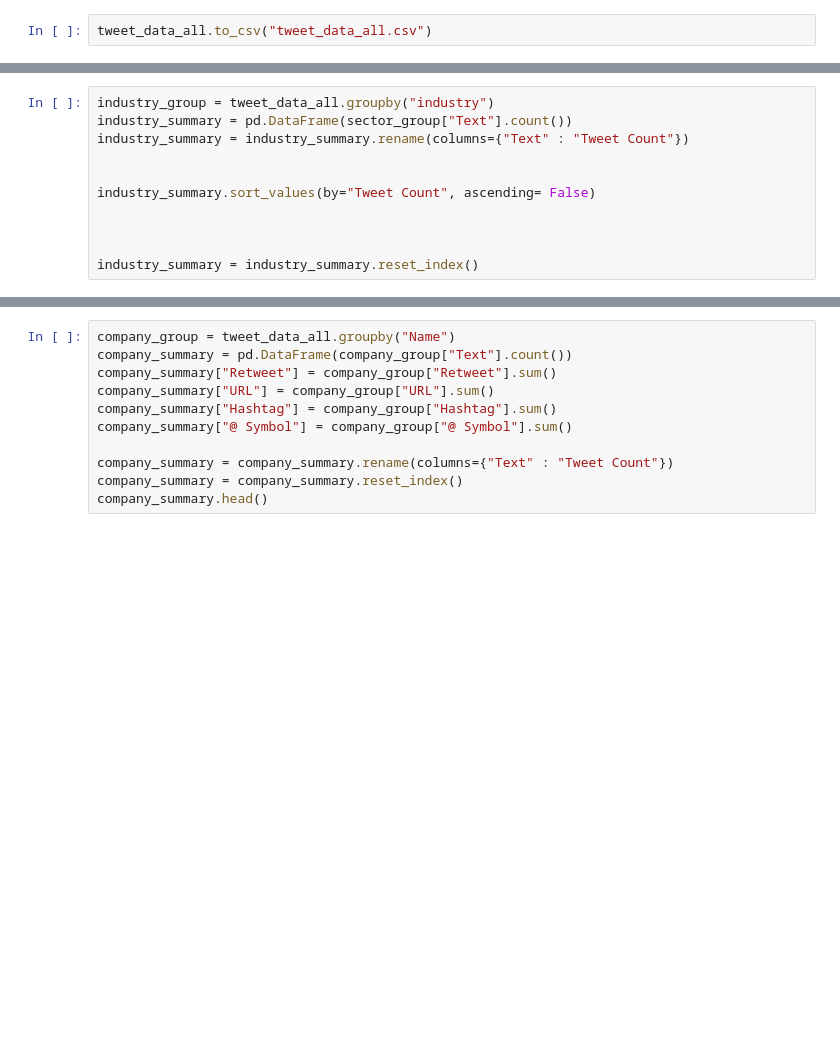
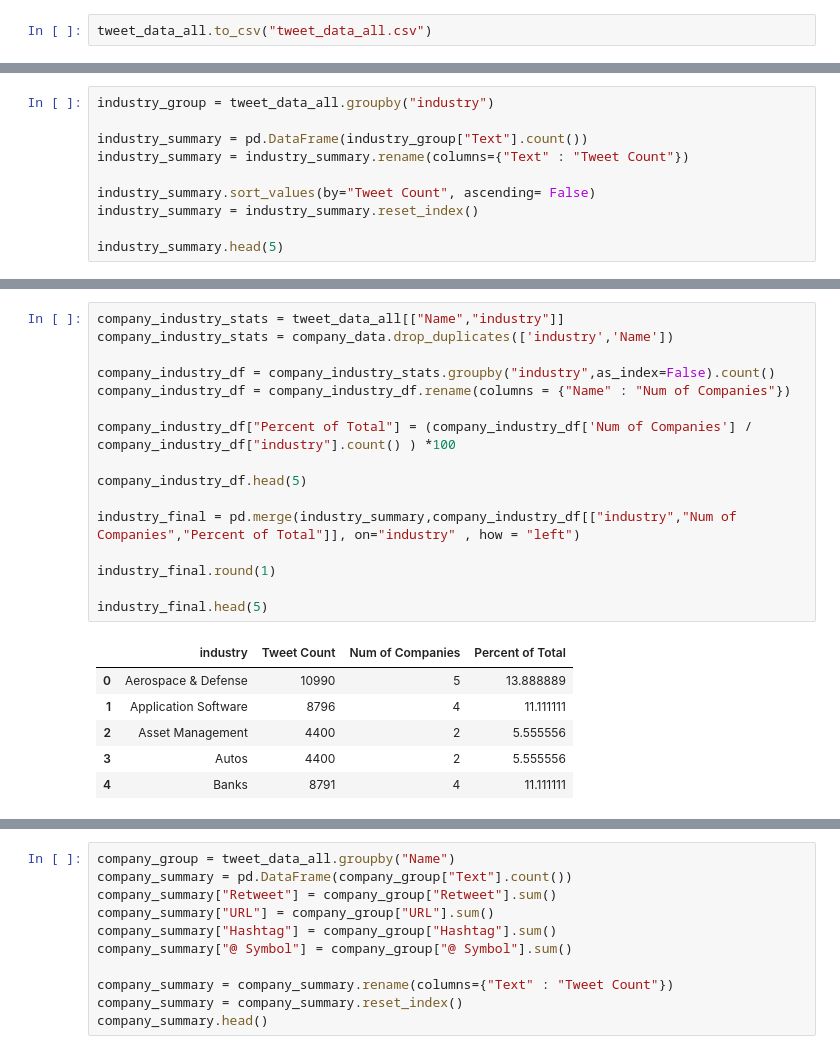
Before and after one commit to klinga88/Python-Data-Analytics-Project, a Jupyter notebook: stock_tweets_behavior.ipynb, the cells around one changed output, grey strips where cells are left out. Saved outputs shown, nothing was run; the diff lists cells and outputs as text; blank space fills up the shorter version.

```diff
--- a/stock_tweets_behavior.ipynb
+++ b/stock_tweets_behavior.ipynb
@@ -249,11 +257,10 @@ tweet_data_all.to_csv("tweet_data_all.csv")
 # %%
 industry_group = tweet_data_all.groupby("industry")
-industry_summary = pd.DataFrame(sector_group["Text"].count())
+
+industry_summary = pd.DataFrame(industry_group["Text"].count())
 industry_summary = industry_summary.rename(columns={"Text" : "Tweet Count"})
 
+industry_summary.sort_values(by="Tweet Count", ascending= False)
+industry_summary = industry_summary.reset_index()
 
-industry_summary.sort_values(by="Tweet Count", ascending= False)
-
-
-
-industry_summary = industry_summary.reset_index()
+industry_summary.head(5)
@@ -269,0 +274,23 @@ High five! You successfully sent some data to your account on plotly. View your
+# %%
+company_industry_stats = tweet_data_all[["Name","industry"]]
+company_industry_stats = company_data.drop_duplicates(['industry','Name'])
+
+company_industry_df = company_industry_stats.groupby("industry",as_index=False).count()
+company_industry_df = company_industry_df.rename(columns = {"Name" : "Num of Companies"})
+
+company_industry_df["Percent of Total"] = (company_industry_df['Num of Companies'] / company_industry_df["industry"].count() ) *100
+
+company_industry_df.head(5)
+
+industry_final = pd.merge(industry_summary,company_industry_df[["industry","Num of Companies","Percent of Total"]], on="industry" , how = "left")
+
+industry_final.round(1)
+
+industry_final.head(5)
+# %% [output]
+|  | industry | Tweet Count | Num of Companies | Percent of Total |
+| 0 | Aerospace & Defense | 10990 | 5 | 13.888889 |
+| 1 | Application Software | 8796 | 4 | 11.111111 |
+| 2 | Asset Management | 4400 | 2 | 5.555556 |
+| 3 | Autos | 4400 | 2 | 5.555556 |
+| 4 | Banks | 8791 | 4 | 11.111111 |
```
Also changed, not shown: parts of 6 cells of this notebook, 1 other file.
